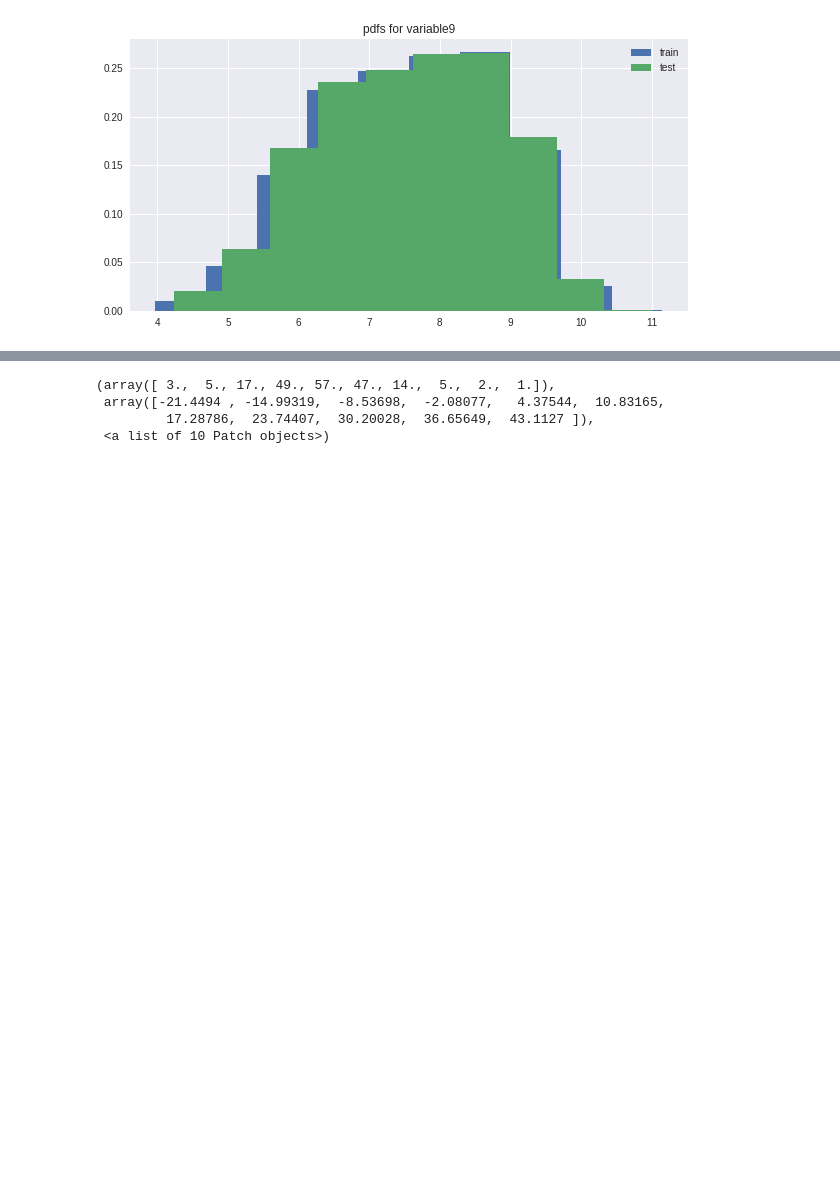
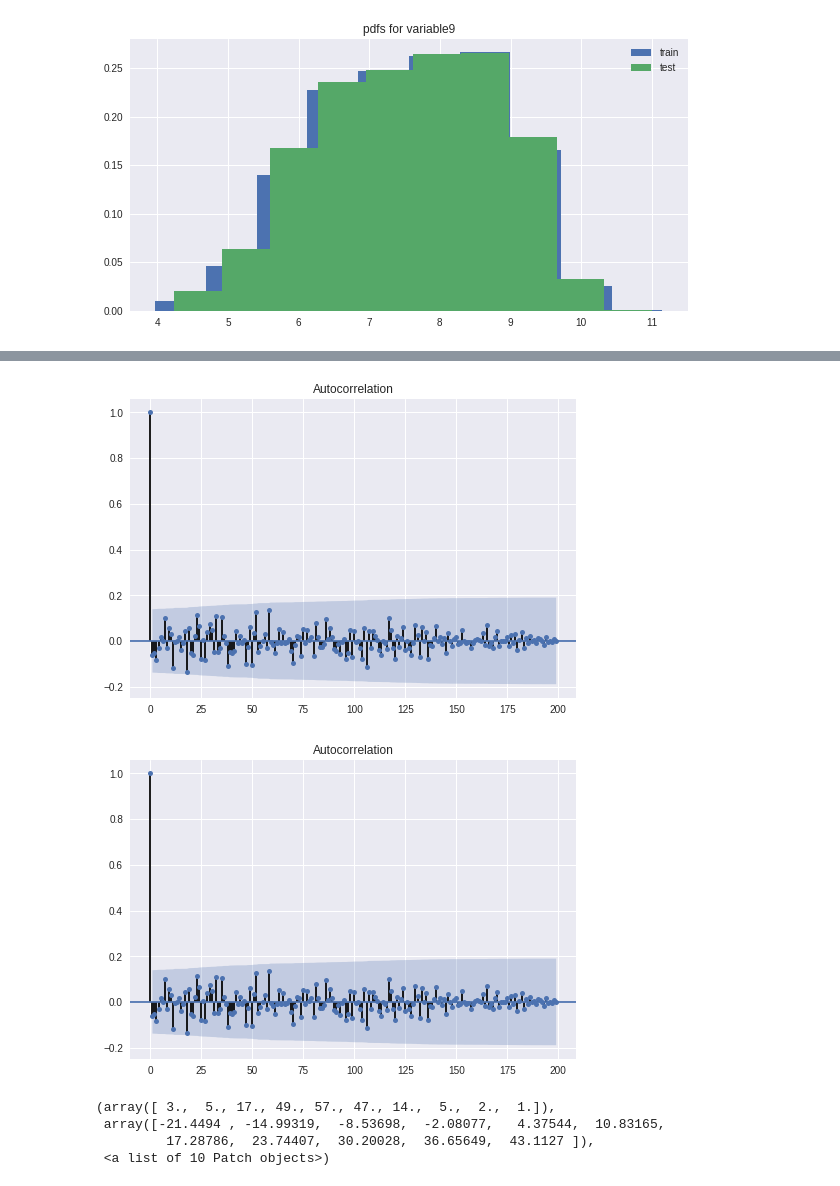
Before and after one commit to AstroBoy1/santander, a Jupyter notebook: eda.ipynb, the cells around one changed output, grey strips where cells are left out. Drawn from its saved outputs; the diff is of its cells as text; code cells hidden in the pictures; blank space fills up the shorter version.

```diff
--- a/eda.ipynb
+++ b/eda.ipynb
@@ -249,5 +252,11 @@ plt.scatter(list(range(200)), train_data_x[2])
 [figure]
 [figure]
+# %%
+from statsmodels.graphics.tsaplots import plot_acf
+plot_acf(train_data_x[0])
+# %% [output]
+[figure, added]
+[figure, added]
 # %%
 plt.hist(train_data_x[0])
 # %% [output]
```
Also changed, not shown: parts of 1 cell of this notebook.
